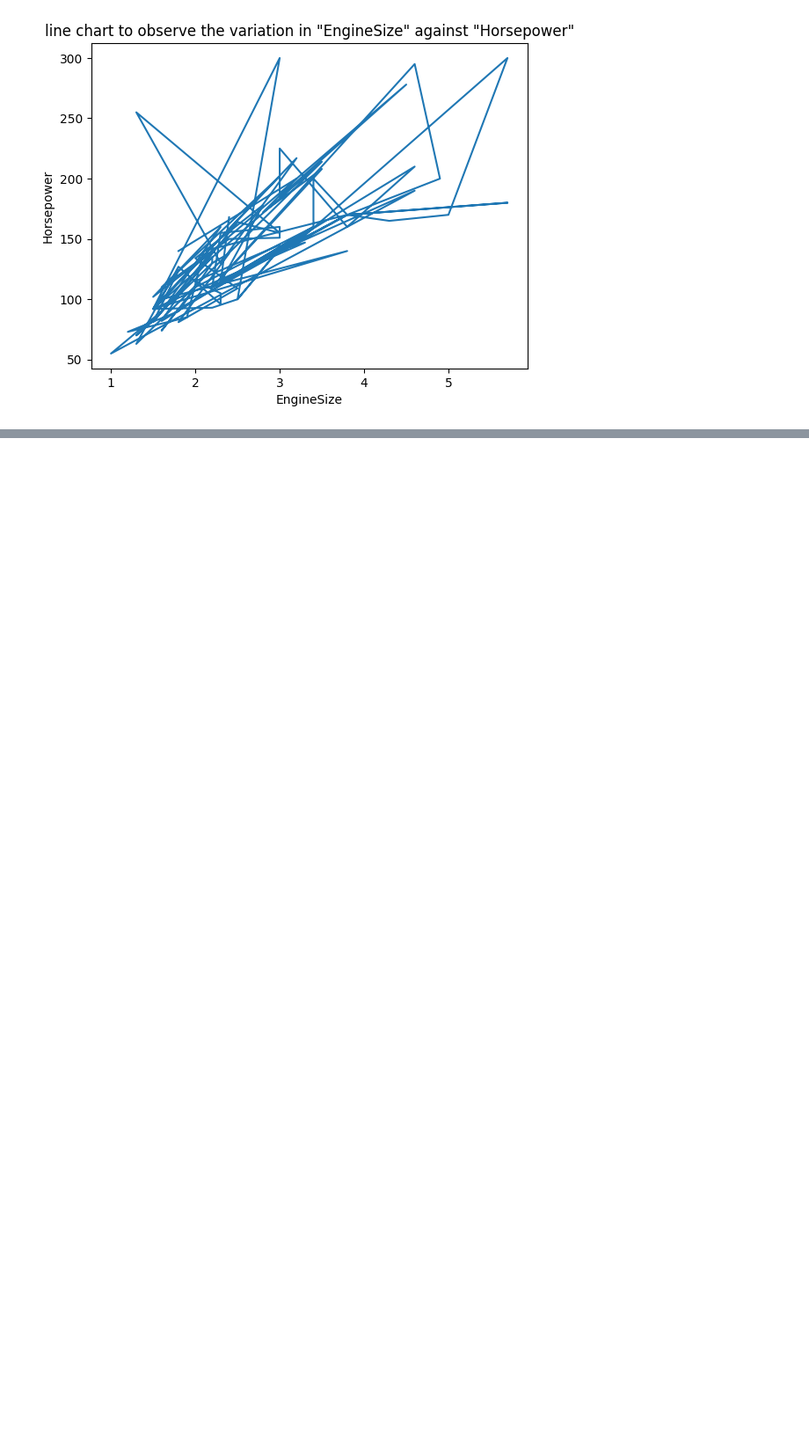
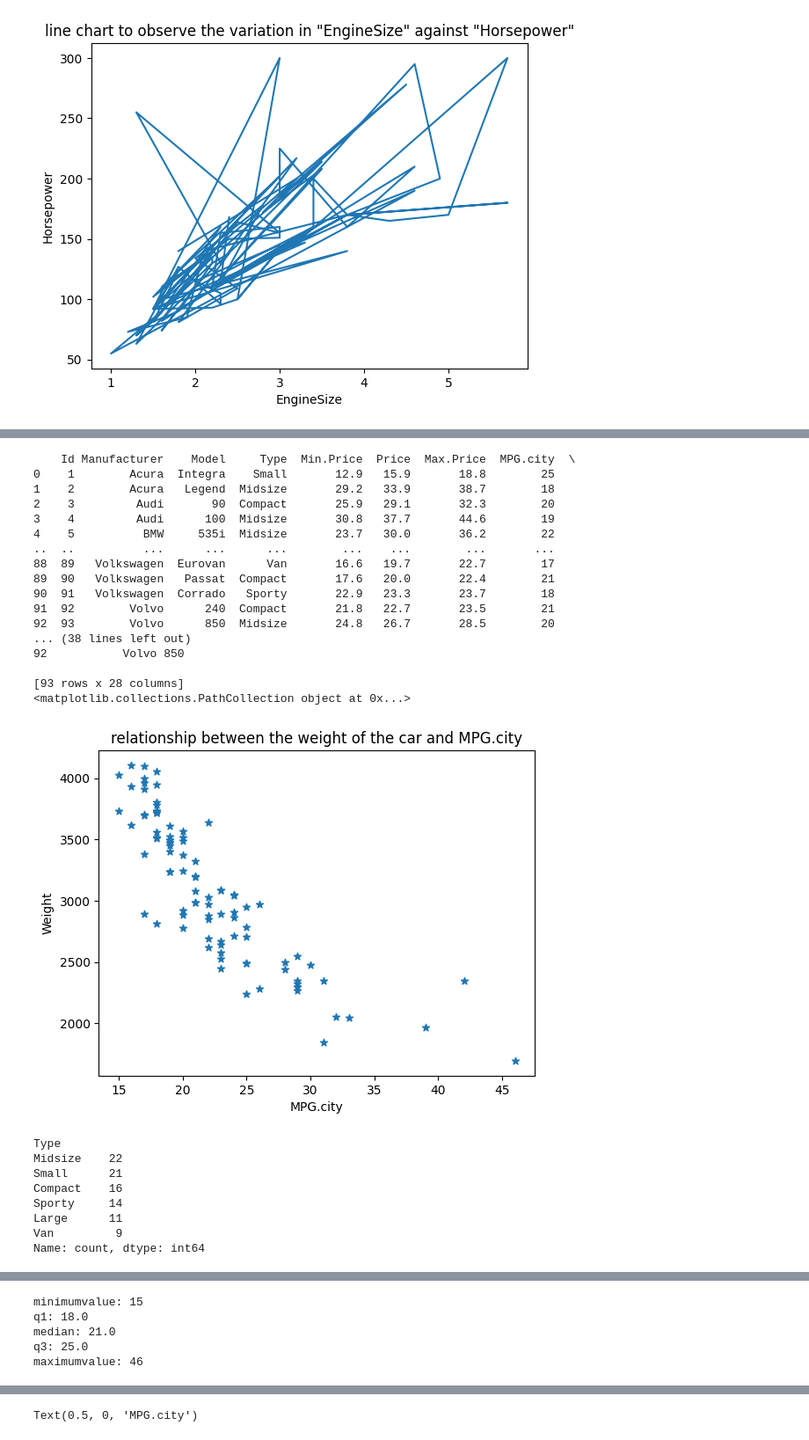
Before and after one commit to meghapoojary114/aiml, a Jupyter notebook: aiml.ipynb, the cells around one changed output, grey strips where cells are left out. Shown: that part at 88% size. Saved outputs shown, nothing was run; the diff lists cells and outputs as text; code cells hidden in the pictures; blank space fills up the shorter version.

```diff
--- a/aiml.ipynb
+++ b/aiml.ipynb
@@ -81,0 +129,62 @@ import matpoltlib.pyplot as plt
+# %%
+import pandas as pd
+import matplotlib.pyplot as plt
+import numpy as np
+cars_df=pd.read_csv('/content/Cars93 (8).csv')
+print(cars_df)
+a=plt.scatter(cars_df['MPG.city'],cars_df['Weight'],marker='*')
+print(a)
+plt.xlabel('MPG.city')
+plt.ylabel('Weight')
+plt.title('relationship between the weight of the car and MPG.city')
+plt.show()
+trans=cars_df['Type'].value_counts()
+print(trans)
+trans.plot(kind='bar')
+plt.title('box and whisker plot of mpg')
+plt.show()
+cars_df['MPG.city'].plot(kind='box')
+plt.xlabel('MPG.city')
+plt.title('box and whisker plot of MPG.city')
+plt.show()
+min_value=np.min(cars_df['MPG.city'])
+q1=np.percentile(cars_df['MPG.city'],25)
+median=np.median(cars_df['MPG.city'],)
+q3=np.percentile(cars_df['MPG.city'],75)
+max_value=np.max(cars_df['MPG.city'])
+print('minimumvalue:',min_value)
+print('q1:',q1)
+print('median:',median)
+print('q3:',q3)
+print('maximumvalue:',max_value)
+plt.title('bar plot to check the frequency distribution of transmission type of cars')
+plt.show()
+cars_df['MPG.city'].plot(kind='box')
+plt.xlabel('MPG.city')
+# %% [output]
+    Id Manufacturer    Model     Type  Min.Price  Price  Max.Price  MPG.city  \
+0    1        Acura  Integra    Small       12.9   15.9       18.8        25
+1    2        Acura   Legend  Midsize       29.2   33.9       38.7        18
+2    3         Audi       90  Compact       25.9   29.1       32.3        20
+3    4         Audi      100  Midsize       30.8   37.7       44.6        19
+4    5          BMW     535i  Midsize       23.7   30.0       36.2        22
+..  ..          ...      ...      ...        ...    ...        ...       ...
+88  89   Volkswagen  Eurovan      Van       16.6   19.7       22.7        17
+89  90   Volkswagen   Passat  Compact       17.6   20.0       22.4        21
+90  91   Volkswagen  Corrado   Sporty       22.9   23.3       23.7        18
+91  92        Volvo      240  Compact       21.8   22.7       23.5        21
+92  93        Volvo      850  Midsize       24.8   26.7       28.5        20
+... (38 lines left out)
+92           Volvo 850
+
+[93 rows x 28 columns]
+<matplotlib.collections.PathCollection object at 0x...>
+[figure, added]
+Type
+Midsize    22
+Small      21
+Compact    16
+Sporty     14
+Large      11
+Van         9
+Name: count, dtype: int64
@@ -81,0 +193,5 @@ import matpoltlib.pyplot as plt
+minimumvalue: 15
+q1: 18.0
+median: 21.0
+q3: 25.0
+maximumvalue: 46
@@ -81,0 +199 @@ import matpoltlib.pyplot as plt
+Text(0.5, 0, 'MPG.city')
```
Also changed, not shown: parts of 4 cells of this notebook.
